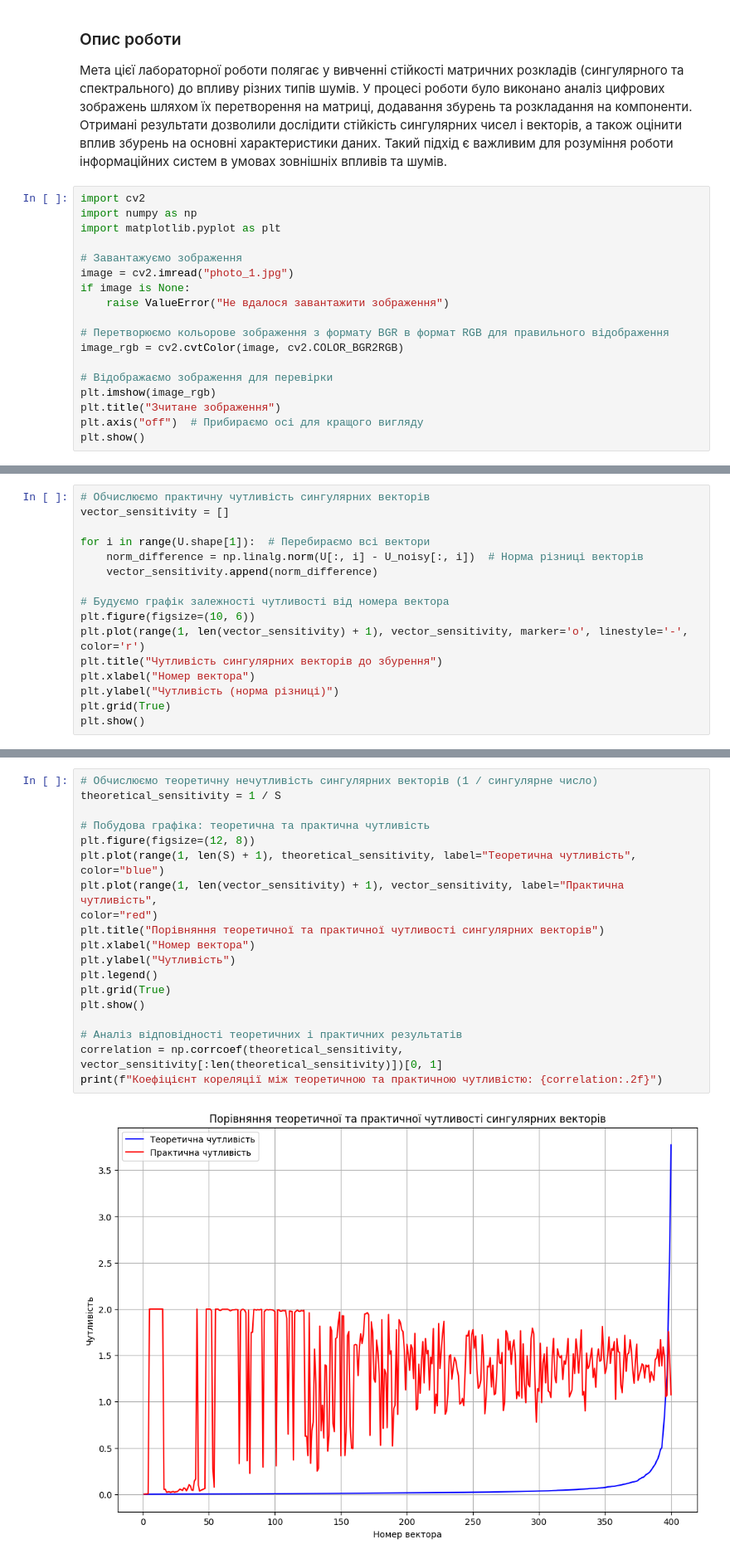
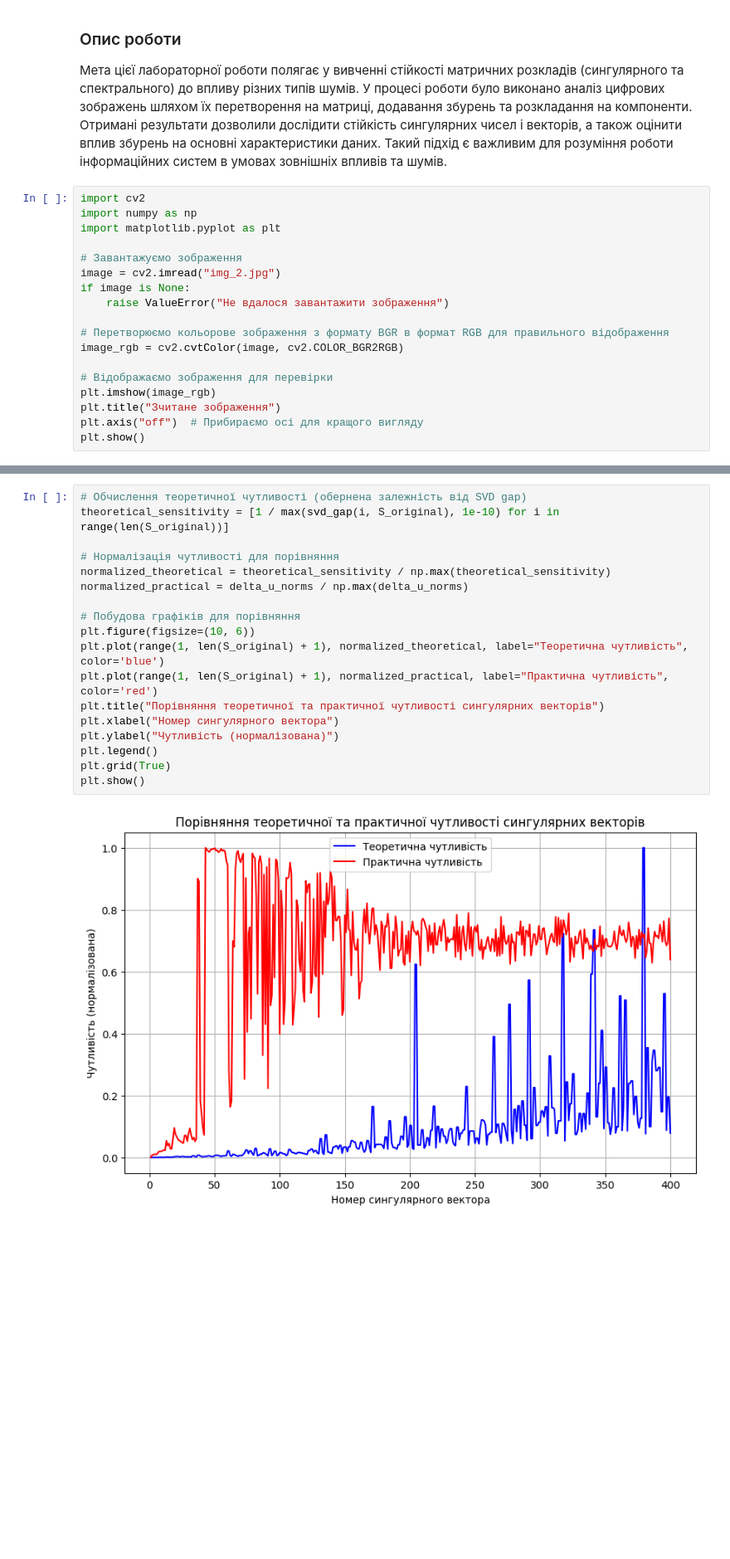
Before and after one commit to dmkravtsov/bezpeka_is, a Jupyter notebook: lr1.ipynb, the cells around one changed output, grey strips where cells are left out. Shown at 83% size. Cells and saved outputs as stored; diff of their text form; blank space fills up the shorter version.

```diff
--- a/lr1.ipynb
+++ b/lr1.ipynb
@@ -13,7 +13,7 @@ import numpy as np
 import matplotlib.pyplot as plt
 
 # Завантажуємо зображення
-image = cv2.imread("photo_1.jpg")
+image = cv2.imread("img_2.jpg")
 if image is None:
     raise ValueError("Не вдалося завантажити зображення")
 
@@ -155,16 +141,0 @@ print("Кут повороту найбільш чутливого вектор
-# %%
-# Обчислюємо практичну чутливість сингулярних векторів
-vector_sensitivity = []
-
-for i in range(U.shape[1]):  # Перебираємо всі вектори
-    norm_difference = np.linalg.norm(U[:, i] - U_noisy[:, i])  # Норма різниці векторів
-    vector_sensitivity.append(norm_difference)
-
-# Будуємо графік залежності чутливості від номера вектора
-plt.figure(figsize=(10, 6))
-plt.plot(range(1, len(vector_sensitivity) + 1), vector_sensitivity, marker='o', linestyle='-', color='r')
-plt.title("Чутливість сингулярних векторів до збурення")
-plt.xlabel("Номер вектора")
-plt.ylabel("Чутливість (норма різниці)")
-plt.grid(True)
-plt.show()
@@ -177,21 +319,20 @@ plt.show()
 # %%
-# Обчислюємо теоретичну нечутливість сингулярних векторів (1 / сингулярне число)
-theoretical_sensitivity = 1 / S
+# Обчислення теоретичної чутливості (обернена залежність від SVD gap)
+theoretical_sensitivity = [1 / max(svd_gap(i, S_original), 1e-10) for i in range(len(S_original))]
 
-# Побудова графіка: теоретична та практична чутливість
-plt.figure(figsize=(12, 8))
-plt.plot(range(1, len(S) + 1), theoretical_sensitivity, label="Теоретична чутливість", color="blue")
-plt.plot(range(1, len(vector_sensitivity) + 1), vector_sensitivity, label="Практична чутливість",
-color="red")
+# Нормалізація чутливості для порівняння
+normalized_theoretical = theoretical_sensitivity / np.max(theoretical_sensitivity)
+normalized_practical = delta_u_norms / np.max(delta_u_norms)
+
+# Побудова графіків для порівняння
+plt.figure(figsize=(10, 6))
+plt.plot(range(1, len(S_original) + 1), normalized_theoretical, label="Теоретична чутливість", color='blue')
+plt.plot(range(1, len(S_original) + 1), normalized_practical, label="Практична чутливість", color='red')
 plt.title("Порівняння теоретичної та практичної чутливості сингулярних векторів")
-plt.xlabel("Номер вектора")
-plt.ylabel("Чутливість")
+plt.xlabel("Номер сингулярного вектора")
+plt.ylabel("Чутливість (нормалізована)")
 plt.legend()
 plt.grid(True)
 plt.show()
-
-# Аналіз відповідності теоретичних і практичних результатів
-correlation = np.corrcoef(theoretical_sensitivity, vector_sensitivity[:len(theoretical_sensitivity)])[0, 1]
-print(f"Коефіцієнт кореляції між теоретичною та практичною чутливістю: {correlation:.2f}")
 # %% [output]
-[figure, old version]
+[figure, new version]
```
Also changed, not shown: parts of 31 cells of this notebook.
